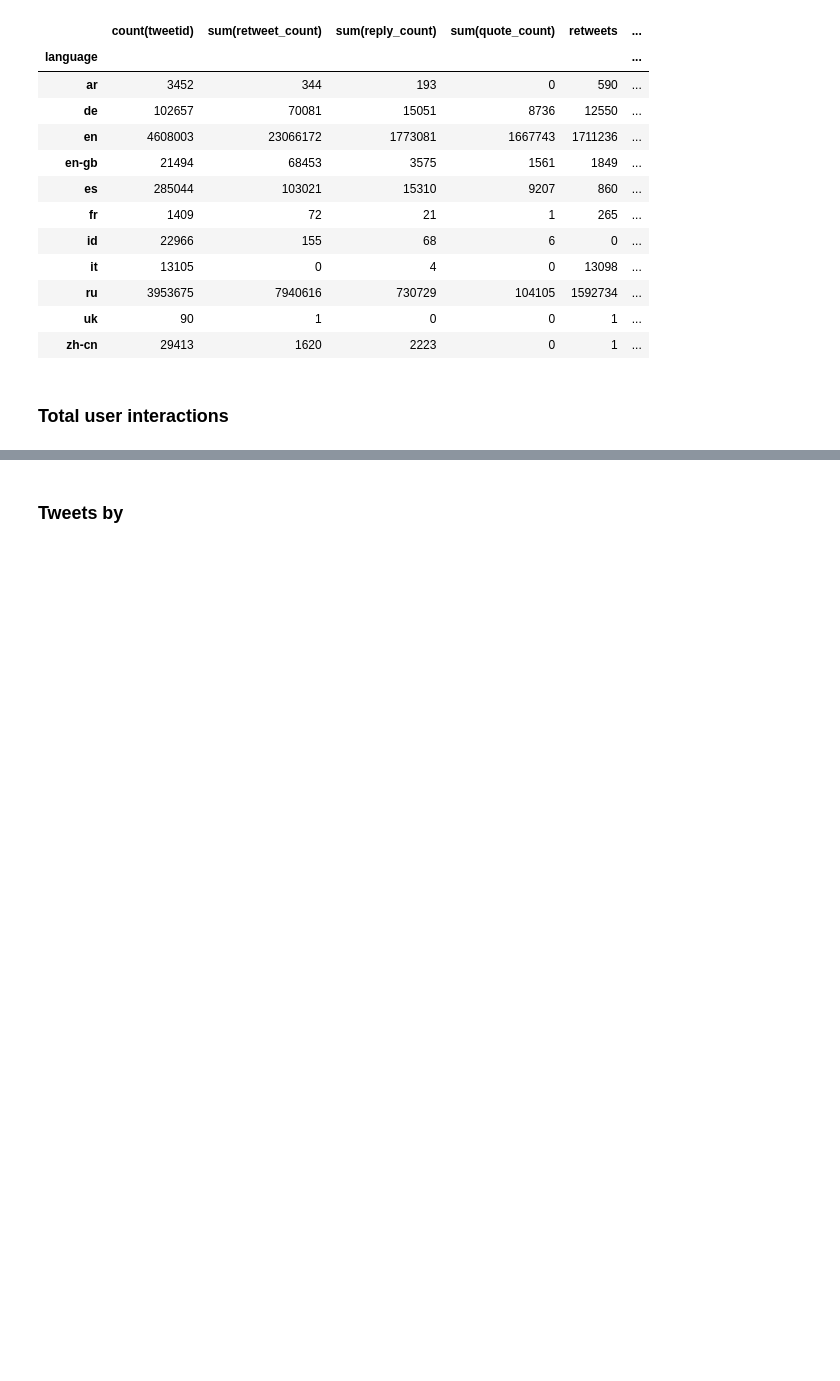
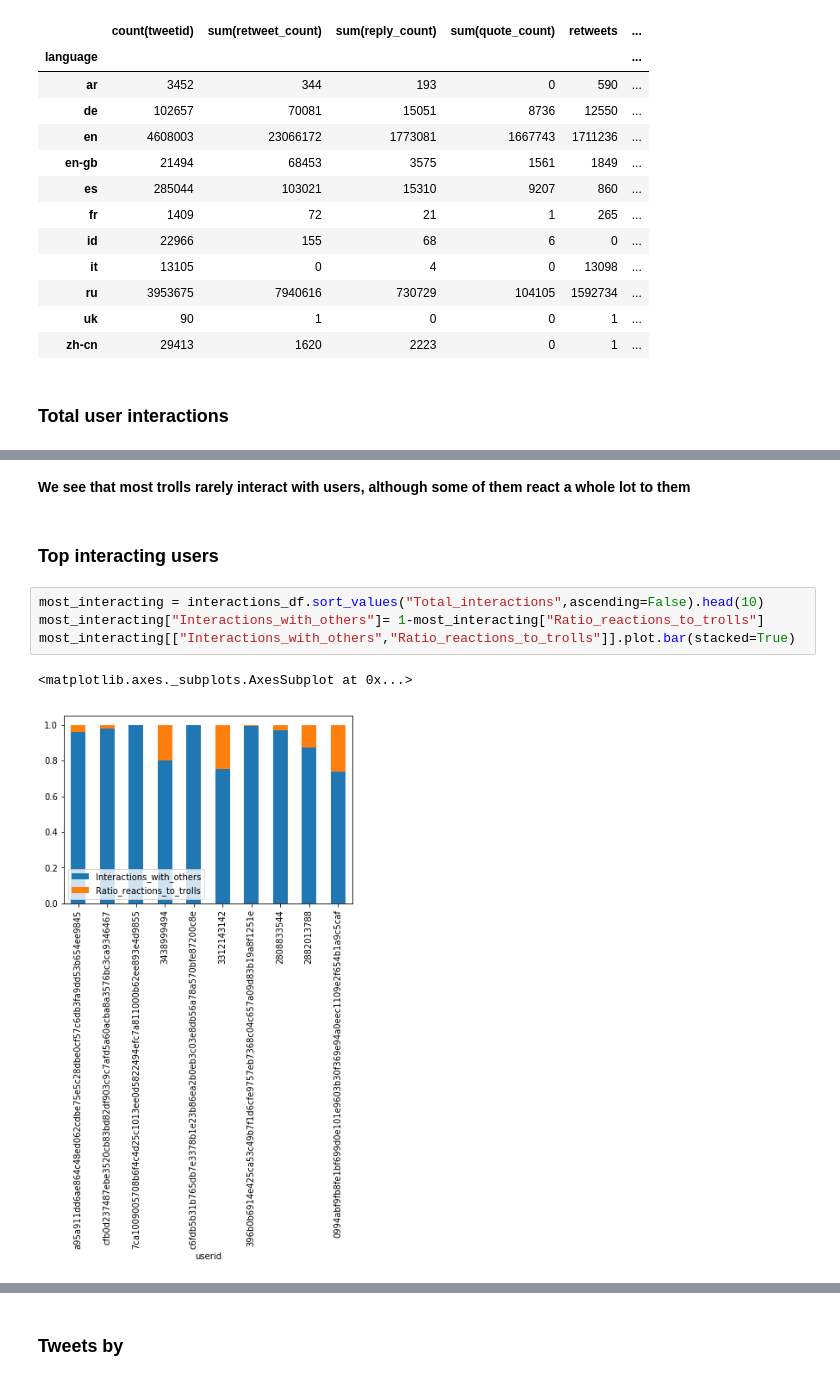
Before and after one commit to haakonms/ADAproject, a Jupyter notebook: Milestone3-Grini.ipynb, the cells around one changed output, grey strips where cells are left out. Cells and saved outputs as stored; diff of their text form; blank space fills up the shorter version.

```diff
--- a/Milestone3-Grini.ipynb
+++ b/Milestone3-Grini.ipynb
@@ -766,0 +987,11 @@ interactions_df
+# %% [markdown]
+**We see that most trolls rarely interact with users, although some of them react a whole lot to them**
+# %% [markdown]
+### Top interacting users
+# %%
+most_interacting = interactions_df.sort_values("Total_interactions",ascending=False).head(10)
+most_interacting["Interactions_with_others"]= 1-most_interacting["Ratio_reactions_to_trolls"]
+most_interacting[["Interactions_with_others","Ratio_reactions_to_trolls"]].plot.bar(stacked=True)
+# %% [output]
+<matplotlib.axes._subplots.AxesSubplot at 0x...>
+[figure, added]
```
Also changed, not shown: parts of 35 cells of this notebook.
